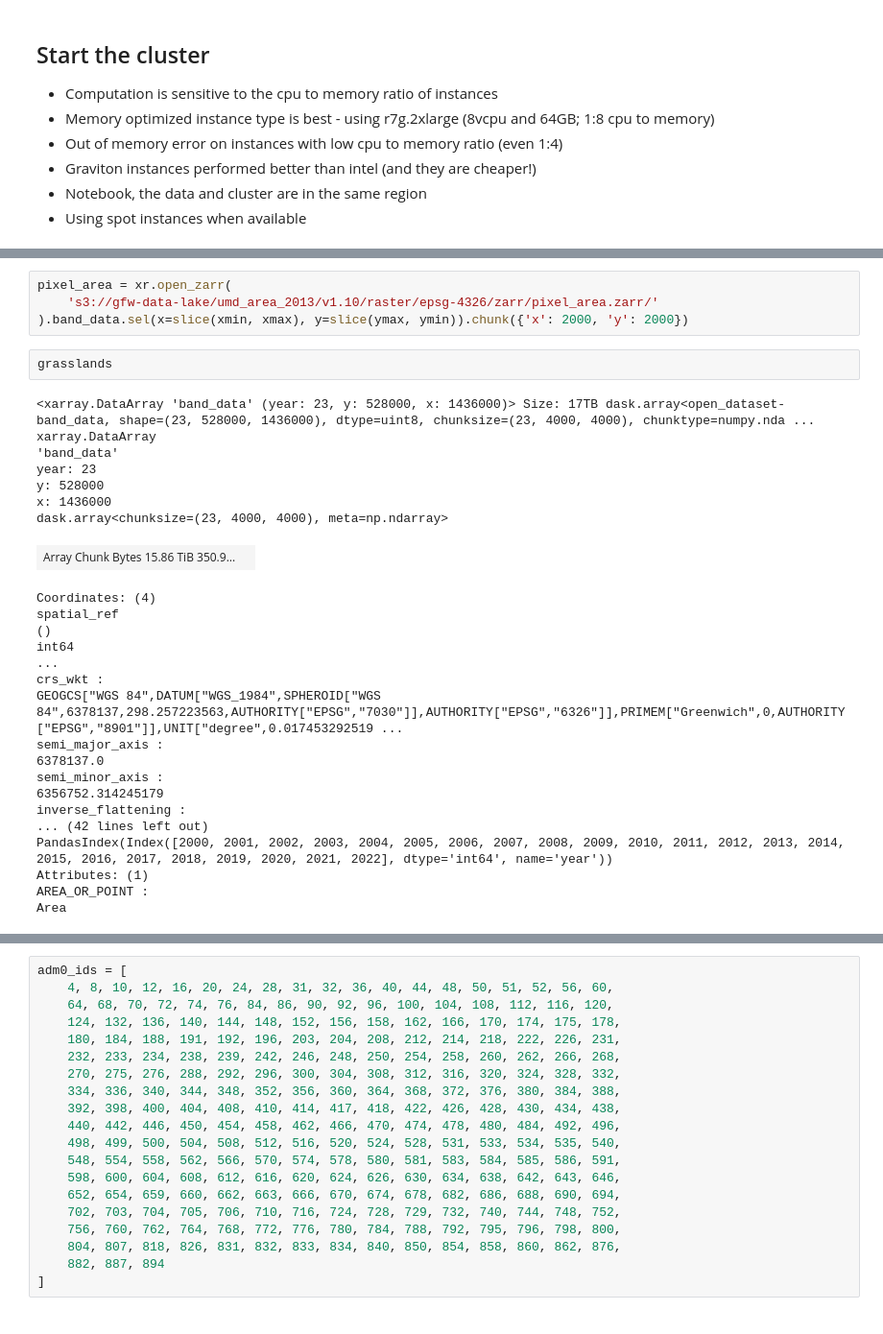
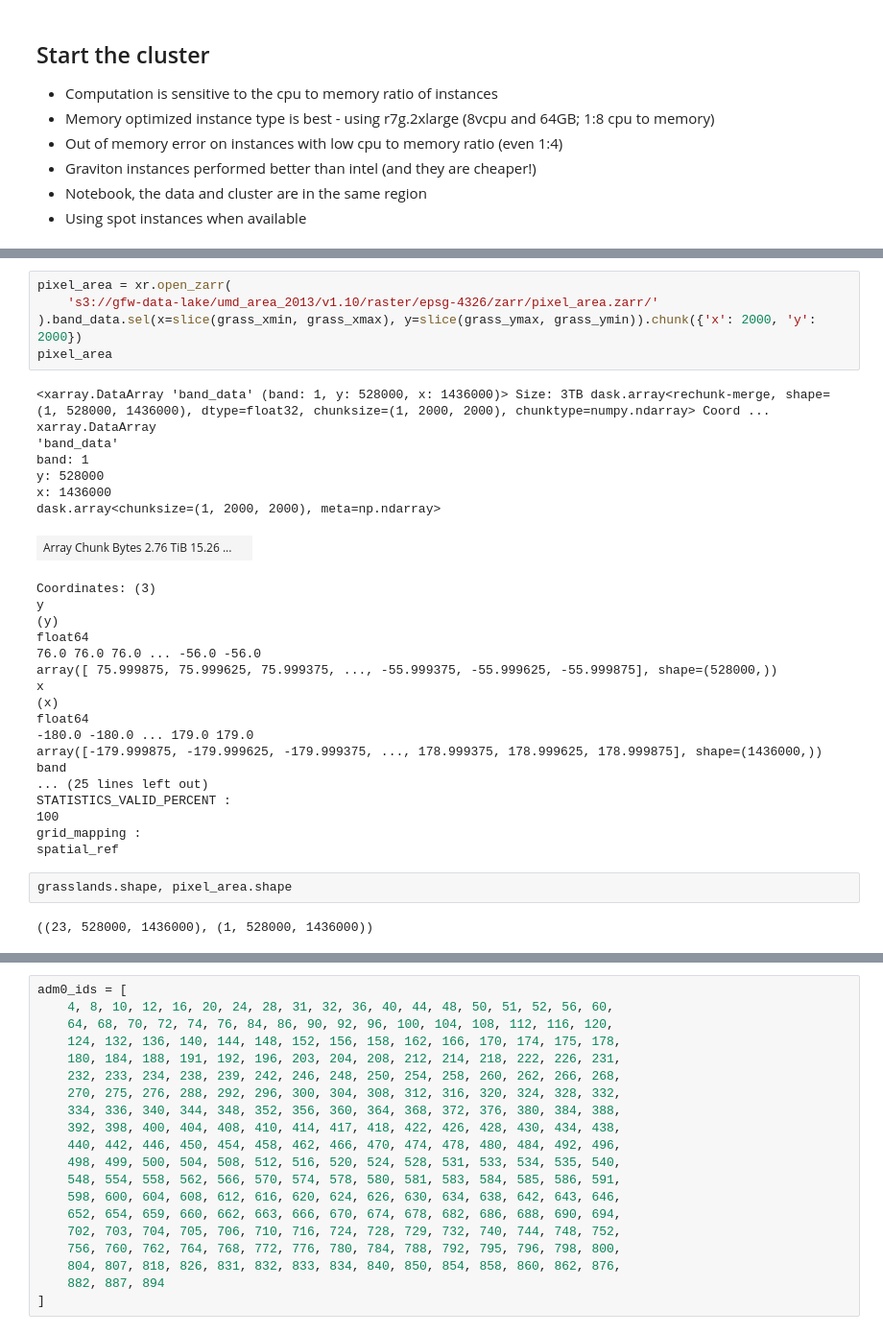
Before and after one commit to wri/project-zeno-data-infra, a Jupyter notebook: notebooks/grasslands_areas_gadm_2000-2022.ipynb, the cells around one changed output, grey strips where cells are left out. Shown at 96% size. Drawn from its saved outputs; the diff is of its cells as text.

```diff
--- a/notebooks/grasslands_areas_gadm_2000-2022.ipynb
+++ b/notebooks/grasslands_areas_gadm_2000-2022.ipynb
@@ -74,35 +91,38 @@ ymax
 # %%
 pixel_area = xr.open_zarr(
     's3://gfw-data-lake/umd_area_2013/v1.10/raster/epsg-4326/zarr/pixel_area.zarr/'
-).band_data.sel(x=slice(xmin, xmax), y=slice(ymax, ymin)).chunk({'x': 2000, 'y': 2000})
+).band_data.sel(x=slice(grass_xmin, grass_xmax), y=slice(grass_ymax, grass_ymin)).chunk({'x': 2000, 'y': 2000})
+pixel_area
+# %% [output]
+<xarray.DataArray 'band_data' (band: 1, y: 528000, x: 1436000)> Size: 3TB dask.array<rechunk-merge, shape=(1, 528000, 1436000), dtype=float32, chunksize=(1, 2000, 2000), chunktype=numpy.ndarray> Coord ...
+xarray.DataArray
+'band_data'
+band: 1
+y: 528000
+x: 1436000
+dask.array<chunksize=(1, 2000, 2000), meta=np.ndarray>
+| Array Chunk Bytes 2.76 TiB 15.26 ... |  |
+Coordinates: (3)
+y
+(y)
+float64
+76.0 76.0 76.0 ... -56.0 -56.0
+array([ 75.999875, 75.999625, 75.999375, ..., -55.999375, -55.999625, -55.999875], shape=(528000,))
+x
+(x)
+float64
+-180.0 -180.0 ... 179.0 179.0
+array([-179.999875, -179.999625, -179.999375, ..., 178.999375, 178.999625, 178.999875], shape=(1436000,))
+band
+... (25 lines left out)
+STATISTICS_VALID_PERCENT :
+100
+grid_mapping :
+spatial_ref
-# %%
-grasslands
-# %% [output]
-<xarray.DataArray 'band_data' (year: 23, y: 528000, x: 1436000)> Size: 17TB dask.array<open_dataset-band_data, shape=(23, 528000, 1436000), dtype=uint8, chunksize=(23, 4000, 4000), chunktype=numpy.nda ...
-xarray.DataArray
-'band_data'
-year: 23
-y: 528000
-x: 1436000
-dask.array<chunksize=(23, 4000, 4000), meta=np.ndarray>
-| Array Chunk Bytes 15.86 TiB 350.9... |  |
-Coordinates: (4)
-spatial_ref
-()
-int64
-...
-crs_wkt :
-GEOGCS["WGS 84",DATUM["WGS_1984",SPHEROID["WGS 84",6378137,298.257223563,AUTHORITY["EPSG","7030"]],AUTHORITY["EPSG","6326"]],PRIMEM["Greenwich",0,AUTHORITY["EPSG","8901"]],UNIT["degree",0.017453292519 ...
-semi_major_axis :
-6378137.0
-semi_minor_axis :
-6356752.314245179
-inverse_flattening :
-... (42 lines left out)
-PandasIndex(Index([2000, 2001, 2002, 2003, 2004, 2005, 2006, 2007, 2008, 2009, 2010, 2011, 2012, 2013, 2014, 2015, 2016, 2017, 2018, 2019, 2020, 2021, 2022], dtype='int64', name='year'))
-Attributes: (1)
-AREA_OR_POINT :
-Area
+# %%
+grasslands.shape, pixel_area.shape
+# %% [output]
+((23, 528000, 1436000), (1, 528000, 1436000))
 # %%
 countries = xr.open_zarr(
     's3://gfw-data-lake/gadm_administrative_boundaries/v4.1.85/raster/epsg-4326/zarr/adm0.zarr'
```
Also changed, not shown: parts of 16 cells of this notebook, 4 other files.
